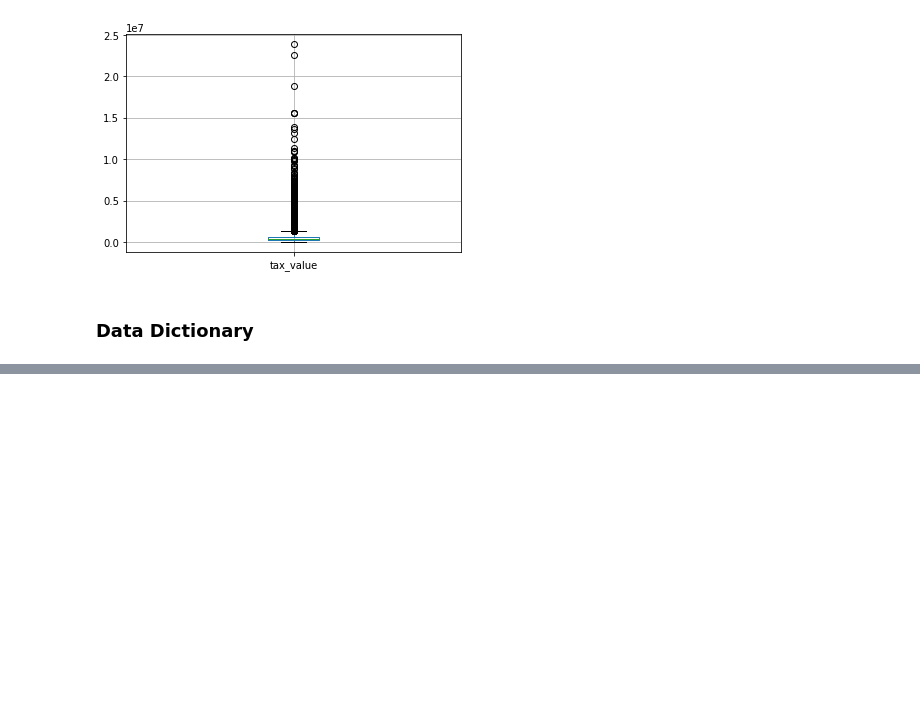
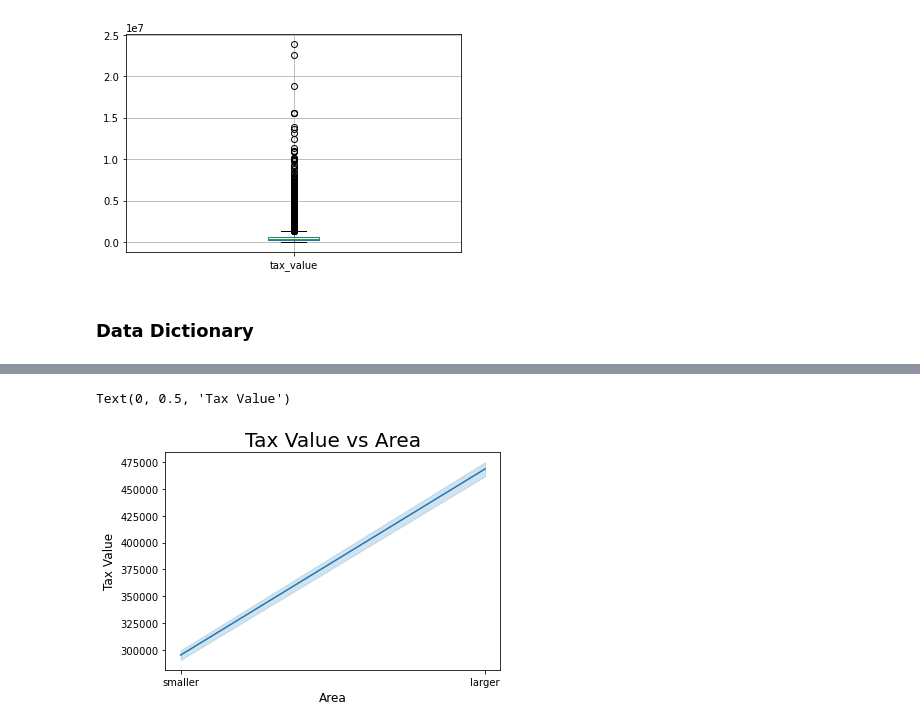
Before and after one commit to joshuamchavez2/Estimating-Zillow-Home-Values, a Jupyter notebook: final.ipynb, the cells around one changed output, grey strips where cells are left out. Cells and saved outputs as stored; diff of their text form; code cells hidden in the pictures; blank space fills up the shorter version.

```diff
--- a/final.ipynb
+++ b/final.ipynb
@@ -146,0 +302,8 @@ df.boxplot(column=["tax_value"])
+# %%
+graph = sns.lineplot(x='median_area', y='tax_value', data=train)
+graph.set_title('Tax Value vs Area', fontsize=20)
+graph.set_xlabel("Area", fontsize=12)
+graph.set_ylabel("Tax Value", fontsize=12)
+# %% [output]
+Text(0, 0.5, 'Tax Value')
+[figure, added]
```
Also changed, not shown: parts of 170 cells of this notebook, 2 other files.
